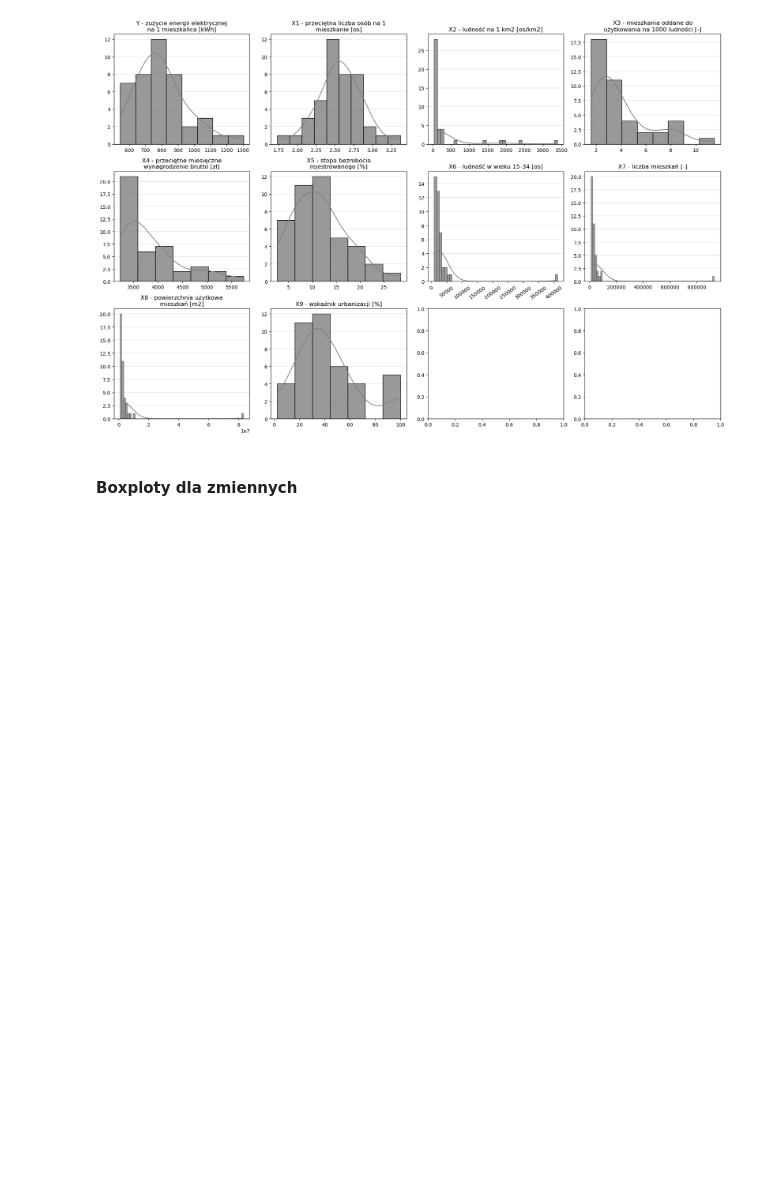
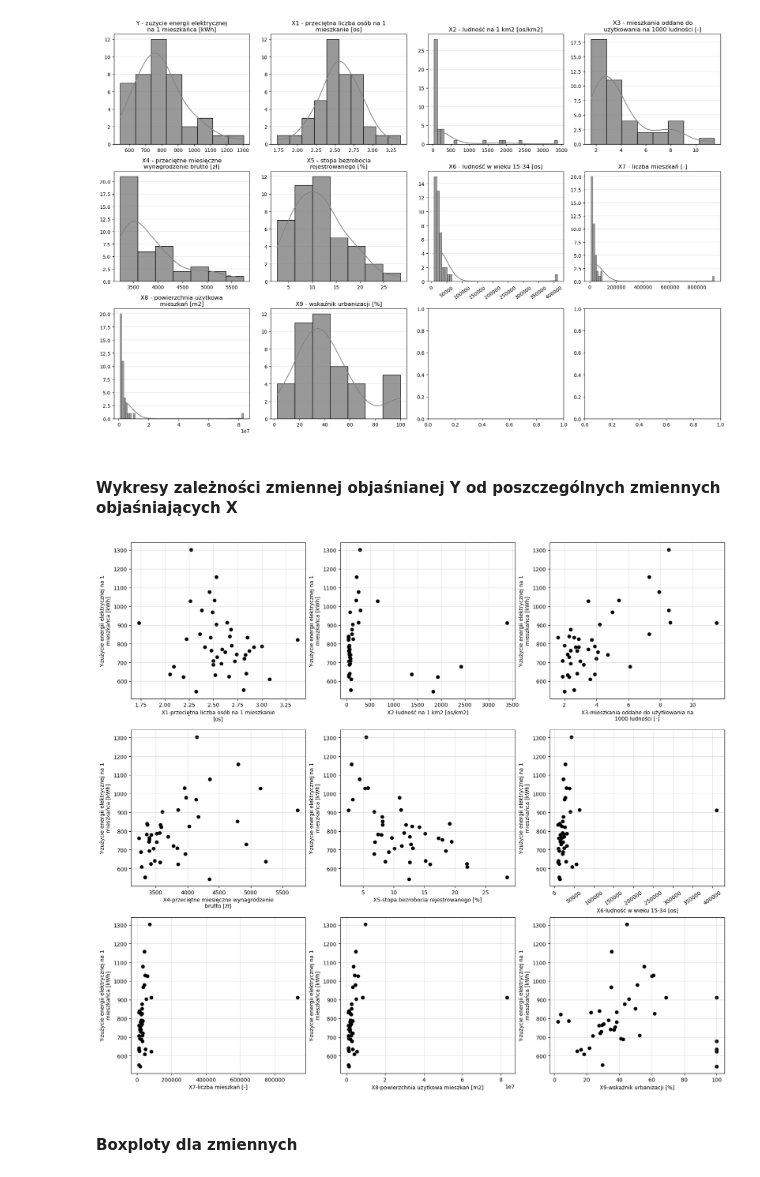
Before and after one commit to Radoslaw-Polak/project_econometry, a Jupyter notebook: projekt.ipynb, the cells around one changed output. Saved outputs shown, nothing was run; the diff lists cells and outputs as text; code cells hidden in the pictures; blank space fills up the shorter version.

```diff
--- a/projekt.ipynb
+++ b/projekt.ipynb
@@ -143,10 +154,10 @@ import textwrap
 
 fig, axes = plt.subplots(nrows=3, ncols=4, figsize=(18, 12))
 axes = axes.flatten()
-for ax, var_descr in zip(axes, vars_descr_dict.items()):
+for ax, var_descr in zip( axes, vars_descr_dict.items() ):
     sns.histplot(energy_cons_df[var_descr[0]], ax=ax, edgecolor='black', alpha=0.8, color='gray', kde=True)
     title = f"{var_descr[0]} - {var_descr[1]}"
-    ax.set_title( "\n".join(textwrap.wrap(title, width=32)) )
+    ax.set_title( "\n".join( textwrap.wrap(text=title, width=32) ) )
     ax.set_xlabel('')
     ax.set_ylabel('')
     if var_descr[0] == 'X6':
@@ -156,6 +167,24 @@ plt.tight_layout()
 plt.show()
 # %% [output]
 [figure]
+# %% [markdown]
+#### Wykresy zależności zmiennej objaśnianej Y od poszczególnych zmiennych objaśniających X
+# %%
+fig, axes = plt.subplots(nrows=3, ncols=3, figsize=(20, 18))
+axes = axes.flatten()
+
+for ax, var_descr in zip( axes, list(vars_descr_dict.items())[1:] ):
+    y_label_dict = list(vars_descr_dict.items())[0]
+    ax.scatter(x=energy_cons_df[var_descr[0]],
+               y=energy_cons_df[y_label_dict[0]],
+               color='black')
+    ax.set_xlabel( "\n".join(textwrap.wrap( text=f'{var_descr[0]}-{var_descr[1]}', width=42 )) )
+    ax.set_ylabel( "\n".join(textwrap.wrap( text=f'{y_label_dict[0]}-{y_label_dict[1]}', width=42 )) )
+    if var_descr[0] == 'X6':
+        ax.tick_params(rotation=35, axis='x')
+    ax.grid(alpha=0.4)
+# %% [output]
+[figure, added]
 # %% [markdown]
 #### Boxploty dla zmiennych
 # %%
```
Also changed, not shown: parts of 39 cells of this notebook, 1 other file.
